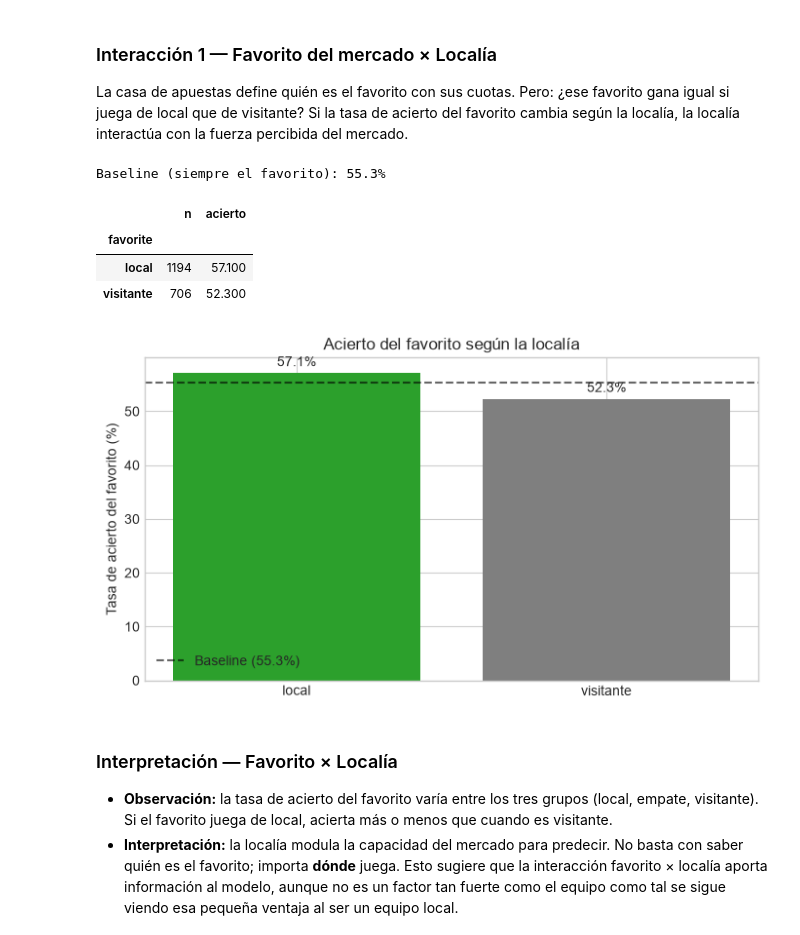
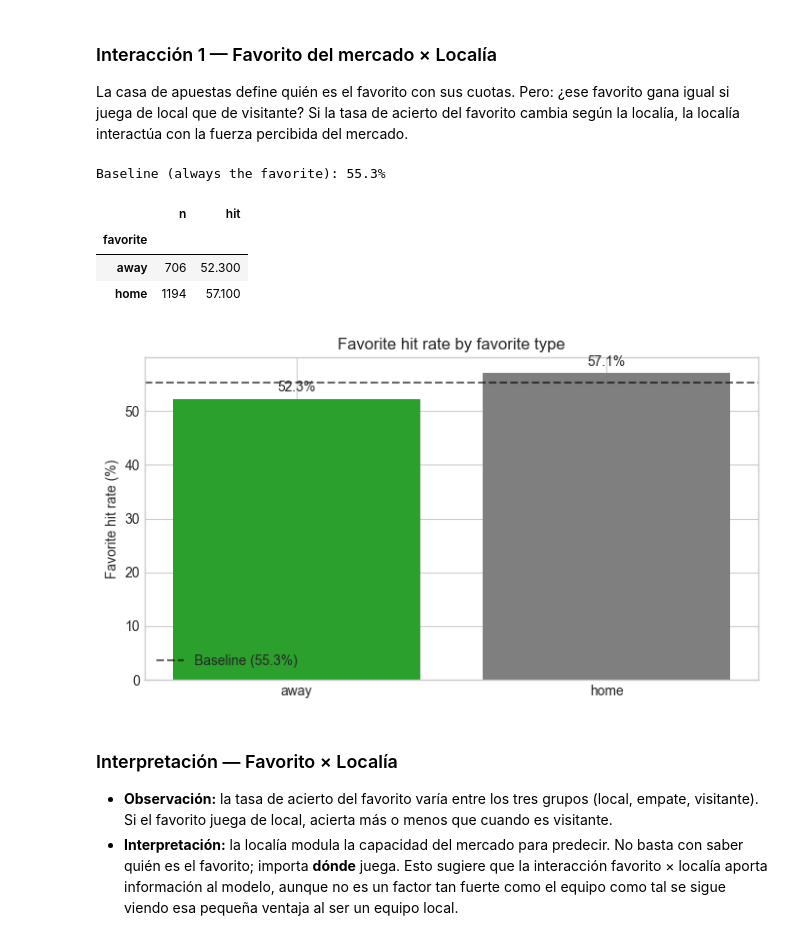
Before and after one commit to errodd/premier_league_football_predictor, a Jupyter notebook: notebooks/EDA.ipynb, the cells around one changed output. Drawn from its saved outputs; the diff is of its cells as text; code cells hidden in the pictures.

```diff
--- a/notebooks/EDA.ipynb
+++ b/notebooks/EDA.ipynb
@@ -898,19 +967,19 @@ odds_df[["overround_B365", "overround_Avg"]].agg(["mean", "min", "max"]).round(4
 | max | 1.167 | 1.073 |
 # %%
 def implied_prob(h, d, a):
-    """Convierte cuotas 1X2 en probabilidades normalizadas (sin overround)."""
+    """Convert 1X2 odds into normalized probabilities (without overround)."""
     raw = 1/h + 1/d + 1/a
     return 1/h / raw, 1/d / raw, 1/a / raw
 
-# Aplicamos la función a B365 y a Avg en un DataFrame temporal (no tocamos premier_df)
+# Apply the function to B365 and to Avg on a temporary DataFrame (we don't touch premier_df)
 probs_df = premier_df[["B365H", "B365D", "B365A", "AvgH", "AvgD", "AvgA", "FTR"]].copy()
 probs_df[["pB365_H", "pB365_D", "pB365_A"]] = probs_df.apply(
     lambda r: implied_prob(r["B365H"], r["B365D"], r["B365A"]), axis=1, result_type="expand")
 probs_df[["pAvg_H", "pAvg_D", "pAvg_A"]] = probs_df.apply(
     lambda r: implied_prob(r["AvgH"], r["AvgD"], r["AvgA"]), axis=1, result_type="expand")
 
-# Sanidad: cada fila debe sumar 1.0
-print("Suma por fila (debe ser 1.0):")
+# Sanity check: each row must sum to 1.0
+print("Row sum (should be 1.0):")
 print(probs_df[["pB365_H", "pB365_D", "pB365_A"]].sum(axis=1).describe().round(6))
 probs_df[["pB365_H", "pAvg_H"]].describe().T.round(4)
 # %% [output]
@@ -1502,47 +1571,47 @@ Para detectar interacciones se cruzan variables de distinto tipo. Aquí cruzarem
 
 La casa de apuestas define quién es el favorito con sus cuotas. Pero: ¿ese favorito gana igual si juega de local que de visitante? Si la tasa de acierto del favorito cambia según la localía, la localía interactúa con la fuerza percibida del mercado.
 # %%
-# Derivar p(H), p(D), p(A) desde Avg y definir el favorito del mercado
+# Derive p(H), p(D), p(A) from Avg and define the market favorite
 fav_df = premier_df[["AvgH", "AvgD", "AvgA", "FTR", "Season"]].copy()
 fav_df[["pH", "pD", "pA"]] = fav_df.apply(
     lambda r: implied_prob(r["AvgH"], r["AvgD"], r["AvgA"]), axis=1, result_type="expand")
 
-# El favorito es la categoría con mayor probabilidad implícita
+# The favorite is the category with the highest implied probability
 prob_cols = ["pH", "pD", "pA"]
-mapa = {"pH": "local", "pD": "empate", "pA": "visitante"}
-fav_df["favorite"] = fav_df[prob_cols].idxmax(axis=1).map(mapa)
+label_map = {"pH": "home", "pD": "draw", "pA": "away"}
+fav_df["favorite"] = fav_df[prob_cols].idxmax(axis=1).map(label_map)
 
-# ¿Gana el favorito? (FTR == la categoría del favorito)
-mapa_res = {"local": "H", "empate": "D", "visitante": "A"}
-fav_df["favorite_win"] = (fav_df["FTR"] == fav_df["favorite"].map(mapa_res)).astype(int)
+# Does the favorite win? (FTR == the favorite's category)
+result_map = {"home": "H", "draw": "D", "away": "A"}
+fav_df["favorite_win"] = (fav_df["FTR"] == fav_df["favorite"].map(result_map)).astype(int)
 
-# Tasa de acierto del favorito por tipo
+# Favorite hit rate by favorite type
 fav_summary = fav_df.groupby("favorite").agg(
     n=("favorite_win", "size"),
-    acierto=("favorite_win", lambda s: s.mean() * 100),
+    hit=("favorite_win", lambda s: s.mean() * 100),
 ).round(1)
 baseline = fav_df["favorite_win"].mean() * 100
-print(f"Baseline (siempre el favorito): {baseline:.1f}%")
+print(f"Baseline (always the favorite): {baseline:.1f}%")
 display(fav_summary)
 
-# Gráfica
+# Chart
 fig, ax = plt.subplots(figsize=(7, 4))
 colors = ["#2CA02C", "#7F7F7F", "#D62728"]
-bars = ax.bar(fav_summary.index, fav_summary["acierto"], color=colors)
+bars = ax.bar(fav_summary.index, fav_summary["hit"], color=colors)
 ax.axhline(baseline, color="black", linestyle="--", alpha=0.6, label=f"Baseline ({baseline:.1f}%)")
 ax.bar_label(bars, fmt="%.1f%%", padding=3)
-ax.set(title="Acierto del favorito según la localía",
-       ylabel="Tasa de acierto del favorito (%)", xlabel="")
+ax.set(title="Favorite hit rate by favorite type",
+       ylabel="Favorite hit rate (%)", xlabel="")
 ax.legend()
 plt.tight_layout()
 plt.show()
 # %% [output]
-Baseline (siempre el favorito): 55.3%
+Baseline (always the favorite): 55.3%
-|  | n | acierto |
+|  | n | hit |
 | favorite |  |  |
-| local | 1194 | 57.100 |
-| visitante | 706 | 52.300 |
+| away | 706 | 52.300 |
+| home | 1194 | 57.100 |
-[figure, old version]
+[figure, new version]
 # %% [markdown]
 ### Interpretación — Favorito × Localía
 
```
Also changed, not shown: parts of 43 cells of this notebook.
